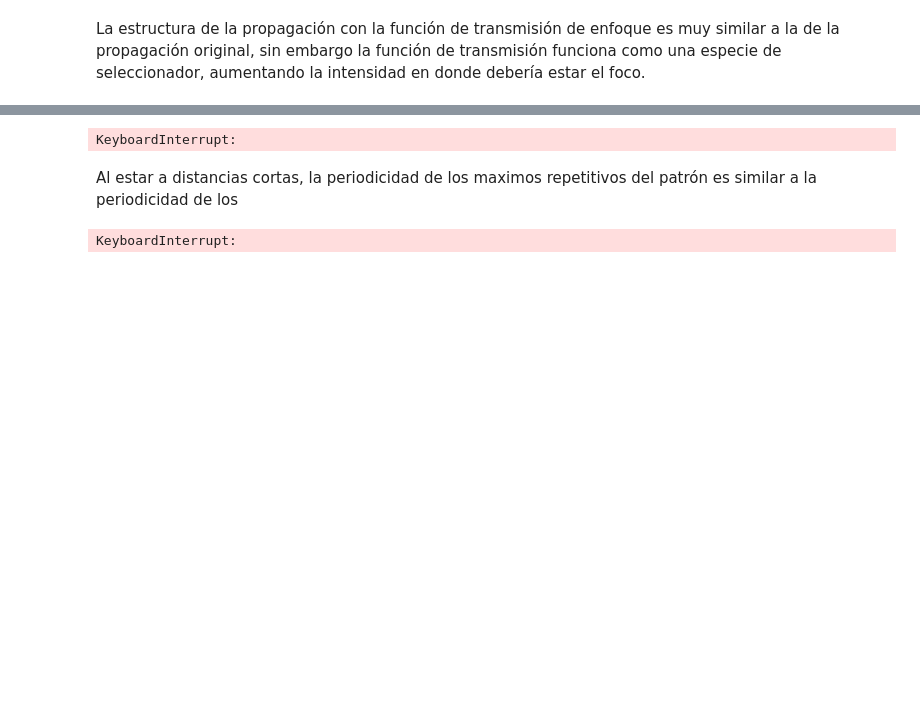
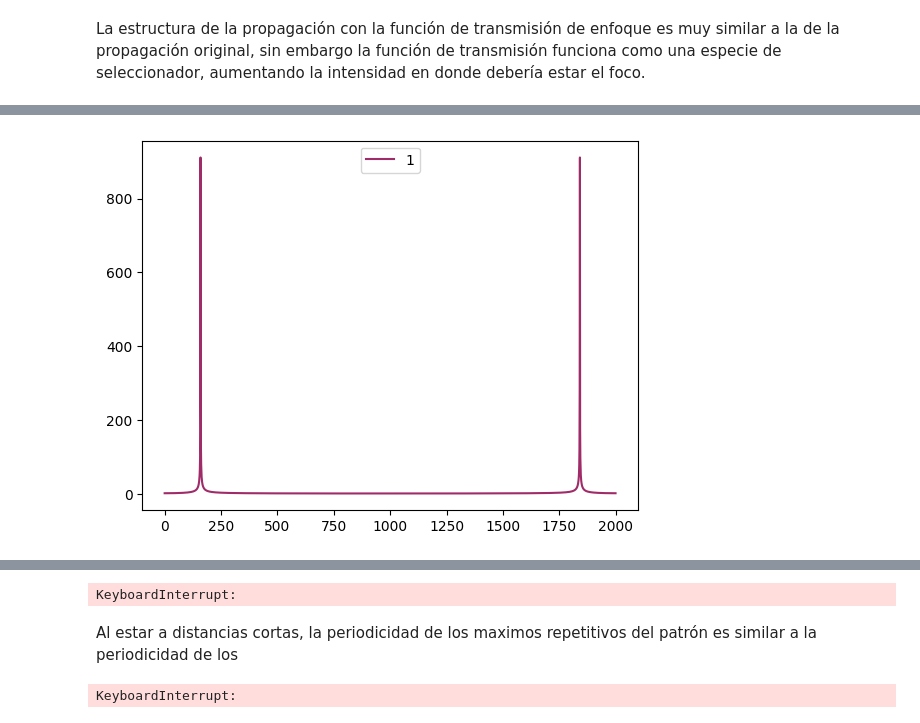
Before and after one commit to rcasalins/thesis_bachelor, a Jupyter notebook: Codigo/Fase no paraxial.ipynb, the cells around one changed output, grey strips where cells are left out. Saved outputs shown, nothing was run; the diff lists cells and outputs as text; code cells hidden in the pictures; blank space fills up the shorter version.

```diff
--- a/Codigo/Fase no paraxial.ipynb
+++ b/Codigo/Fase no paraxial.ipynb
@@ -126,3 +143,15 @@ plt.show()
+# %%
+n = np.linspace(0,1000,2000)
+fftsin = (abs(fft.fft(np.sin(n))))
+
+fig, ax = plt.subplots()
+ax.plot(fftsin, label="1", color="#9F2B68")
+ax.legend()
+#plt.xlim([0,200])
+#plt.ylim([-40,1])
+plt.show()
+# %% [output]
+[figure, added]
 # %%
 %%time
 xx,zzz = np.meshgrid(np.linspace(-40*w, 40*w, 1000), np.linspace(10*w, 100*w, 1000))
```
Also changed, not shown: parts of 9 cells of this notebook, 6 other files.
